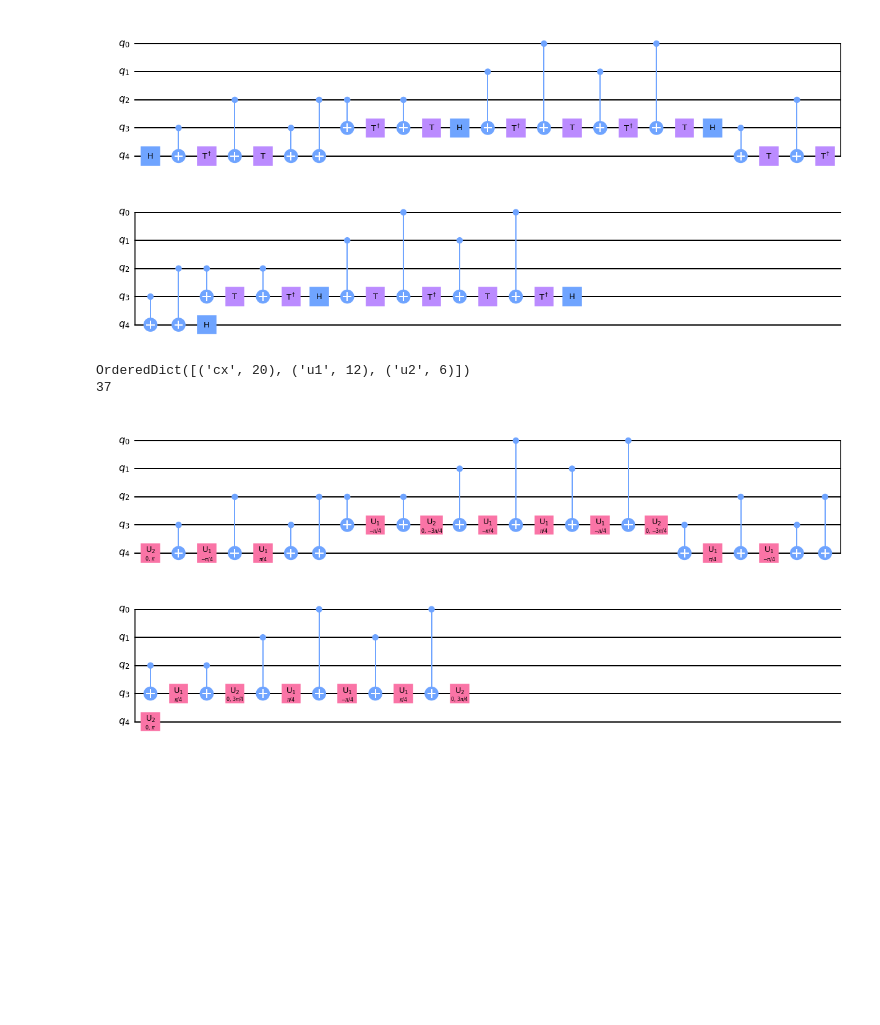
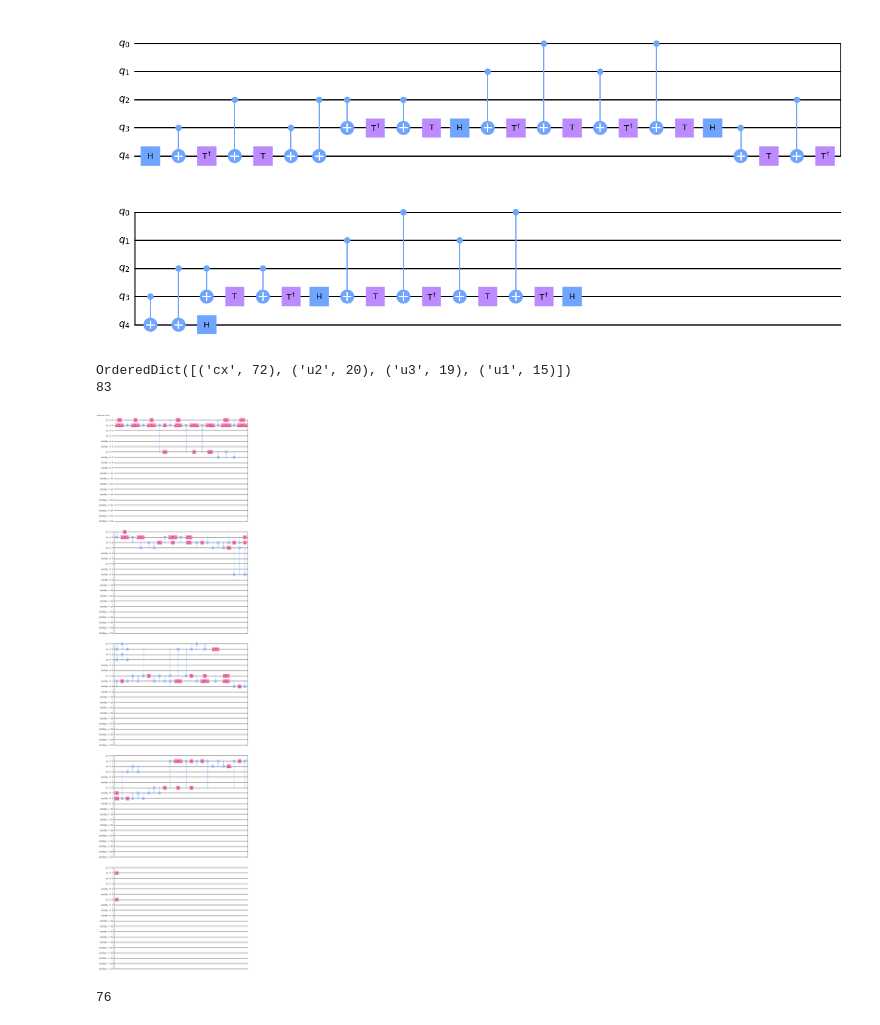
Before and after one commit to quantum-compiler/quartz, a Jupyter notebook: experiment/test.ipynb, the cells around one changed output. Saved outputs shown, nothing was run; the diff lists cells and outputs as text; code cells hidden in the pictures; blank space fills up the shorter version.

```diff
--- a/experiment/test.ipynb
+++ b/experiment/test.ipynb
@@ -15,11 +30,11 @@ after.draw(output='mpl')
 # %% [output]
 [figure]
 # %%
-optimized_circ = transpile(after, basis_gates=['u1', 'u2', 'u3', 'cx'], optimization_level=3)
+optimized_circ = transpile(barenco_tof_3_circ, backend, optimization_level=3)
 print(optimized_circ.count_ops())
 print(optimized_circ.depth())
 optimized_circ.draw(output='mpl')
 # %% [output]
-OrderedDict([('cx', 20), ('u1', 12), ('u2', 6)])
-37
+OrderedDict([('cx', 72), ('u2', 20), ('u3', 19), ('u1', 15)])
+83
-[figure, old version]
+[figure, new version]
@@ -27,0 +51,4 @@ test = QuantumCircuit.from_qasm_str()
+# %%
+min_count
+# %% [output]
+76
```
Also changed, not shown: parts of 5 cells of this notebook, 4 other files.
